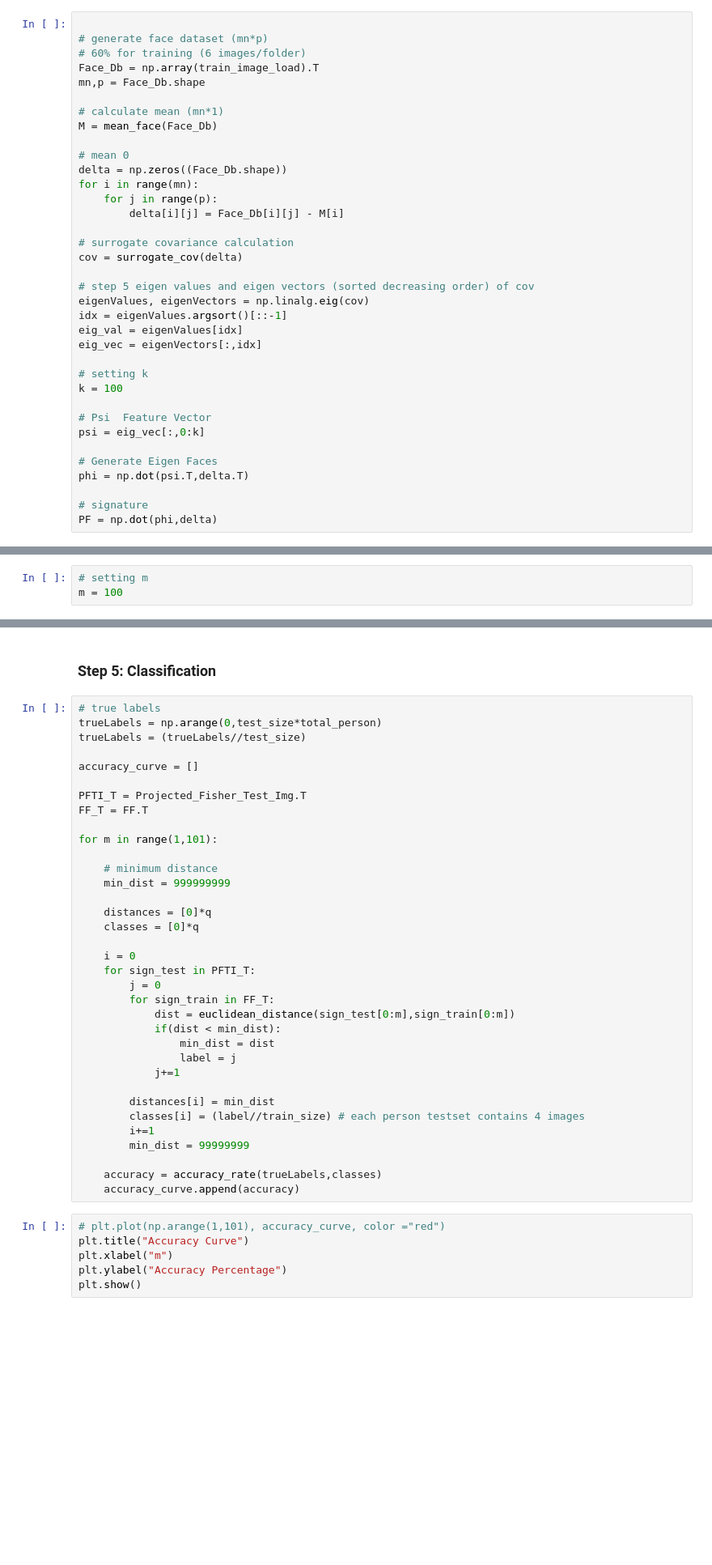
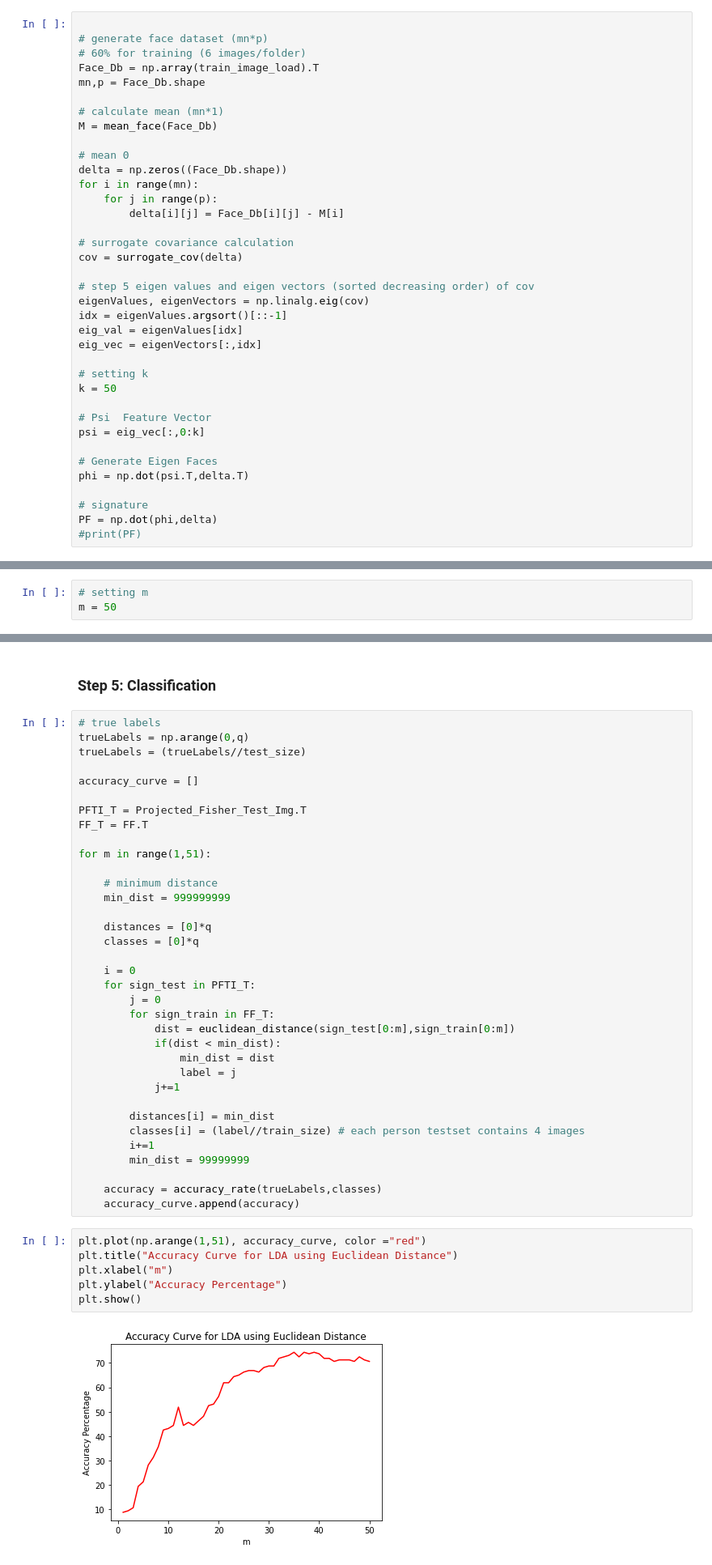
Before and after one commit to ajaybiswas22/LDA_Face_Recognition, a Jupyter notebook: src/lda_face_recognition.ipynb, the cells around one changed output, grey strips where cells are left out. Shown: that part at 81% size. Cells and saved outputs as stored; diff of their text form; blank space fills up the shorter version.

```diff
--- a/src/lda_face_recognition.ipynb
+++ b/src/lda_face_recognition.ipynb
@@ -87,7 +91,7 @@ eig_val = eigenValues[idx]
 eig_vec = eigenVectors[:,idx]
 
 # setting k
-k = 100
+k = 50
 
 # Psi  Feature Vector
 psi = eig_vec[:,0:k]
@@ -97,6 +101,7 @@ phi = np.dot(psi.T,delta.T)
 
 # signature
 PF = np.dot(phi,delta)
+#print(PF)
 # %% [markdown]
 ### Step 2 Divide data into classes
 # %%
@@ -177,7 +182,7 @@ J_ev.shape
 ### Step 7: Best Principle Component
 # %%
 # setting m
-m = 100
+m = 50
 # %% [markdown]
 ### Step 8: Feature$(W)_{k*m}$
 # %%
@@ -244,7 +251,7 @@ Projected_Fisher_Test_Img.shape
 ### Step 5: Classification
 # %%
 # true labels
-trueLabels = np.arange(0,test_size*total_person)
+trueLabels = np.arange(0,q)
 trueLabels = (trueLabels//test_size)
 
 accuracy_curve = []
@@ -252,7 +259,7 @@ accuracy_curve = []
 PFTI_T = Projected_Fisher_Test_Img.T
 FF_T = FF.T
 
-for m in range(1,101):
+for m in range(1,51):
 
     # minimum distance
     min_dist = 999999999
@@ -278,10 +285,12 @@ for m in range(1,101):
     accuracy = accuracy_rate(trueLabels,classes)
     accuracy_curve.append(accuracy)
 # %%
-# plt.plot(np.arange(1,101), accuracy_curve, color ="red")
-plt.title("Accuracy Curve")
+plt.plot(np.arange(1,51), accuracy_curve, color ="red")
+plt.title("Accuracy Curve for LDA using Euclidean Distance")
 plt.xlabel("m")
 plt.ylabel("Accuracy Percentage")
 plt.show()
+# %% [output]
+[figure, added]
 # %%
 # true labels
```
Also changed, not shown: parts of 15 cells of this notebook.
